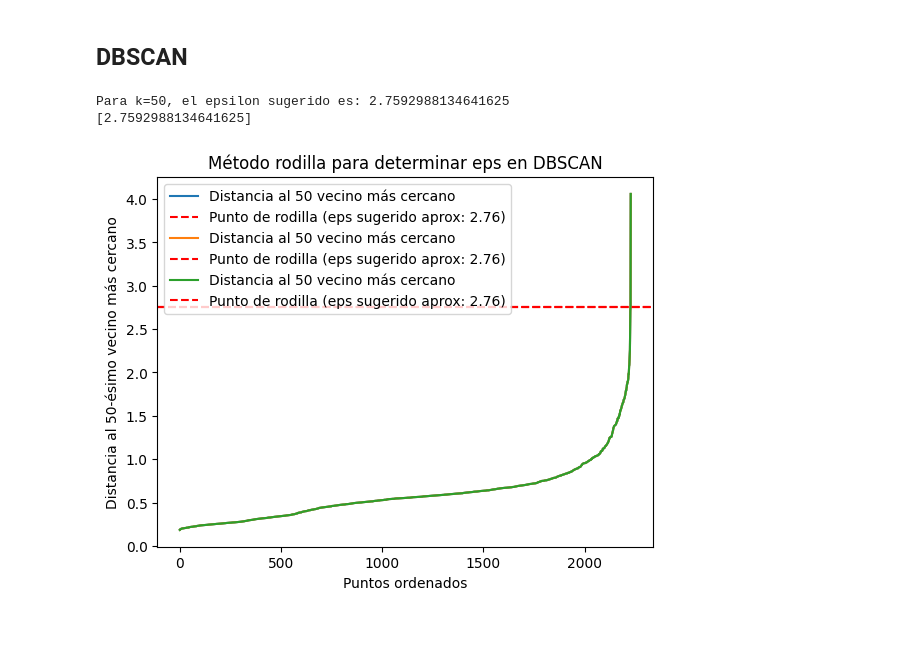
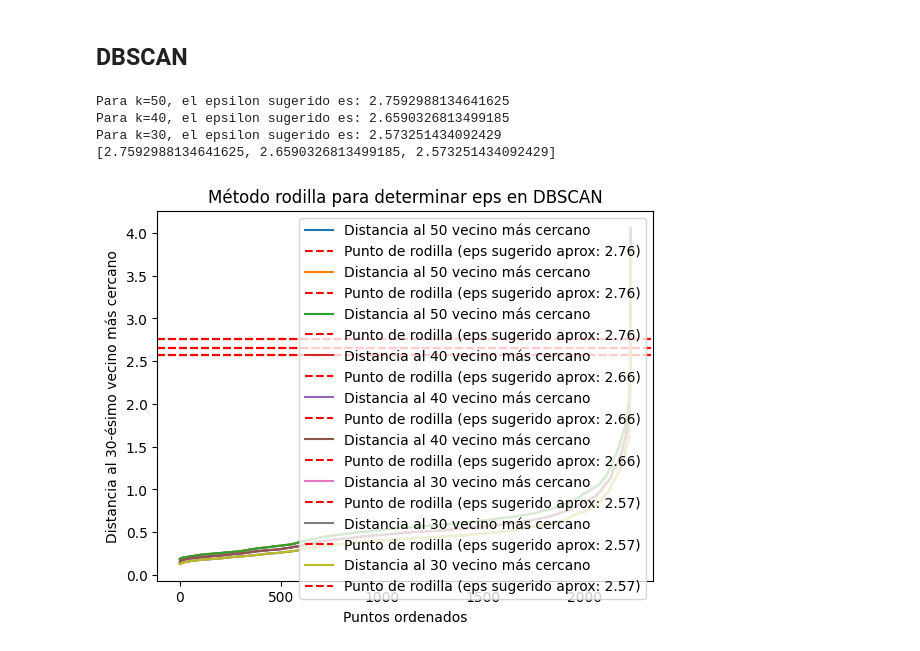
Before and after one commit to SAGR2003/Reto-Clustering-stackies, a Jupyter notebook: reto-clustering.ipynb, the cells around one changed output. Drawn from its saved outputs; the diff is of its cells as text; code cells hidden in the pictures.

```diff
--- a/reto-clustering.ipynb
+++ b/reto-clustering.ipynb
@@ -314,34 +328,36 @@ def suggestedEpsilon(data, k):
     neigh = NearestNeighbors(n_neighbors=k)
     nbrs = neigh.fit(data)
     distances, indices = nbrs.kneighbors(data)
 
     distances = np.sort(distances, axis=0)[:, k-1]
 
     differences = np.diff(distances)
     knee_point = np.argmax(differences)
     suggested_epsilon = distances[knee_point]
 
     plt.plot(distances, label='Distancia al {} vecino más cercano'.format(k))
     plt.axhline(y=suggested_epsilon, color='r', linestyle='--', label='Punto de rodilla (eps sugerido aprox: {:.2f})'.format(suggested_epsilon))
     plt.ylabel('Distancia al {}-ésimo vecino más cercano'.format(k))
     plt.xlabel('Puntos ordenados')
     plt.title('Método rodilla para determinar eps en DBSCAN')
     plt.legend()
     # plt.show()
 
     return suggested_epsilon
 
-k_values = [50]  # Lista de valores de k
+k_values = [50, 40, 30]  # Lista de valores de k
 
 epsilons = []
 for k in k_values:
     suggestedEpsilon(clients_2D, k)
     print(f"Para k={k}, el epsilon sugerido es: {suggestedEpsilon(clients_2D, k)}")
     epsilons.append(suggestedEpsilon(clients_2D, k))
 
 print(epsilons)
 # %% [output]
 Para k=50, el epsilon sugerido es: 2.7592988134641625
-[2.7592988134641625]
+Para k=40, el epsilon sugerido es: 2.6590326813499185
+Para k=30, el epsilon sugerido es: 2.573251434092429
+[2.7592988134641625, 2.6590326813499185, 2.573251434092429]
-[figure, old version]
+[figure, new version]
 # %%
```
Also changed, not shown: parts of 2 cells of this notebook.
